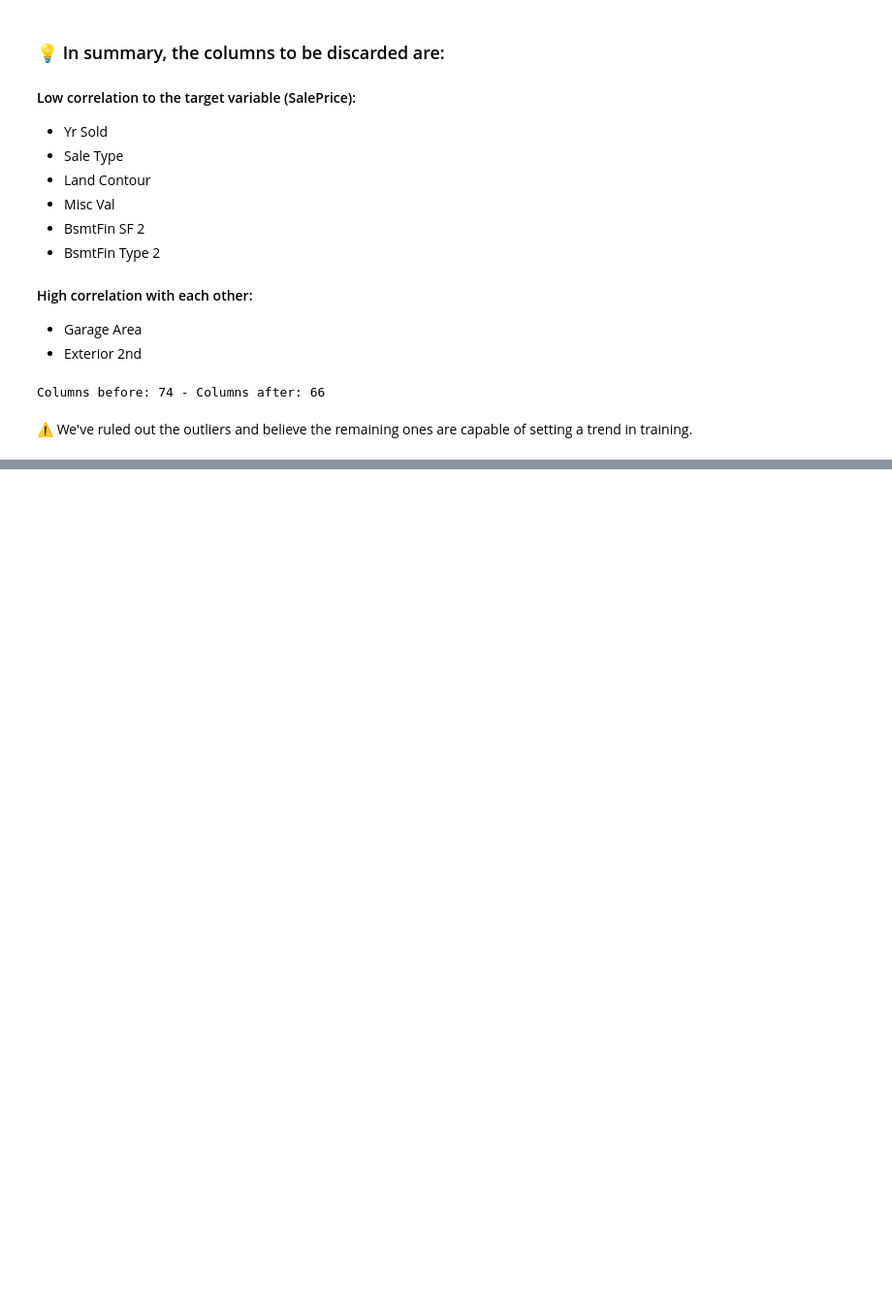
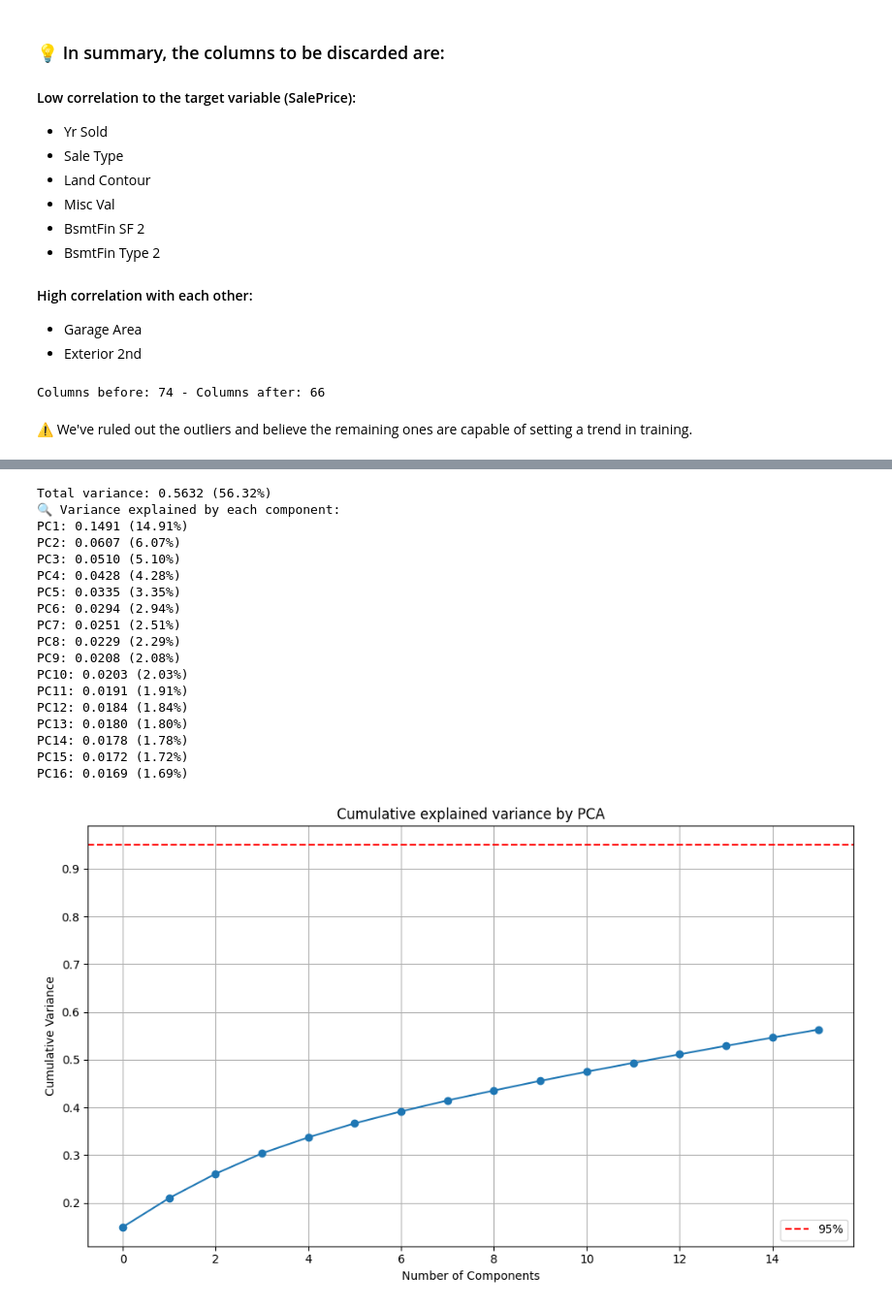
Before and after one commit to hhvergara/ml_clasificacion_regresion, a Jupyter notebook: API4.ipynb, the cells around one changed output, grey strips where cells are left out. Shown at 97% size. Saved outputs shown, nothing was run; the diff lists cells and outputs as text; code cells hidden in the pictures; blank space fills up the shorter version.

```diff
--- a/API4.ipynb
+++ b/API4.ipynb
@@ -930,0 +445,40 @@ El modelo **SVR polinómico** con `degree=6` y `C=100` demostró ser claramente
+# %%
+# 💡 Now we will check the variance explained by each component:
+explained_variance = pca.explained_variance_ratio_
+total_variance = np.sum(explained_variance)
+printing(f"Total variance: {total_variance:.4f} ({total_variance * 100:.2f}%)")
+print("🔍 Variance explained by each component:")
+for i, var in enumerate(explained_variance):
+    print(f"PC{i+1}: {var:.4f} ({var * 100:.2f}%)")
+
+# Cumulative chart
+plt.figure(figsize=(10, 6))
+plt.plot(np.cumsum(explained_variance), marker='o')
+plt.xlabel('Number of Components')
+plt.ylabel('Cumulative Variance')
+plt.title('Cumulative explained variance by PCA')
+plt.grid(True)
+plt.axhline(0.95, color='r', linestyle='--', label='95%')
+plt.legend()
+plt.tight_layout()
+plt.show()
+# %% [output]
+Total variance: 0.5632 (56.32%)
+🔍 Variance explained by each component:
+PC1: 0.1491 (14.91%)
+PC2: 0.0607 (6.07%)
+PC3: 0.0510 (5.10%)
+PC4: 0.0428 (4.28%)
+PC5: 0.0335 (3.35%)
+PC6: 0.0294 (2.94%)
+PC7: 0.0251 (2.51%)
+PC8: 0.0229 (2.29%)
+PC9: 0.0208 (2.08%)
+PC10: 0.0203 (2.03%)
+PC11: 0.0191 (1.91%)
+PC12: 0.0184 (1.84%)
+PC13: 0.0180 (1.80%)
+PC14: 0.0178 (1.78%)
+PC15: 0.0172 (1.72%)
+PC16: 0.0169 (1.69%)
+[figure, added]
```
Also changed, not shown: parts of 52 cells of this notebook, 2 other files.
